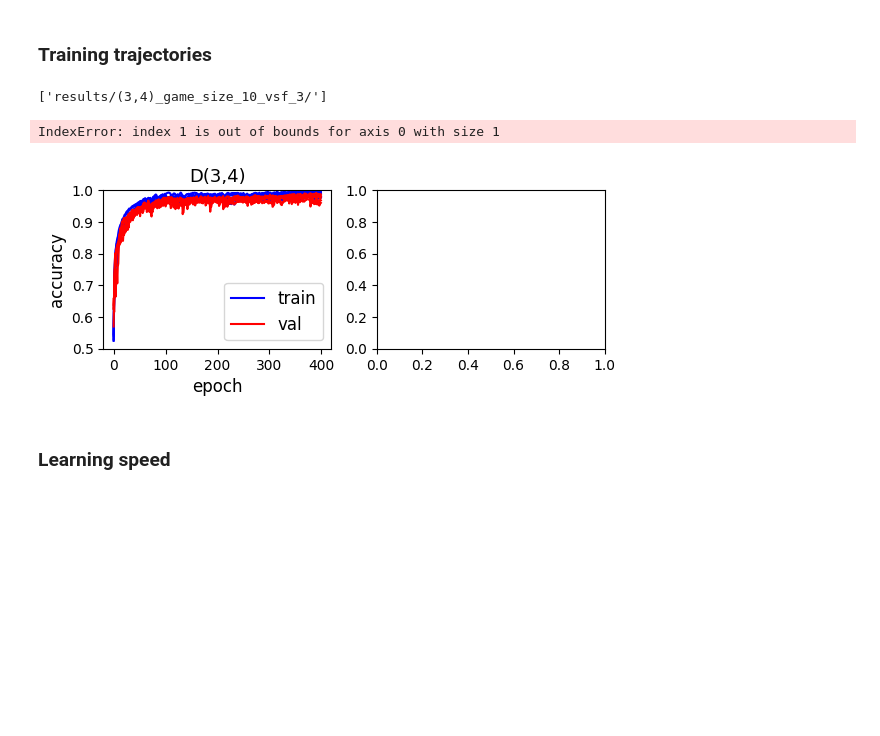
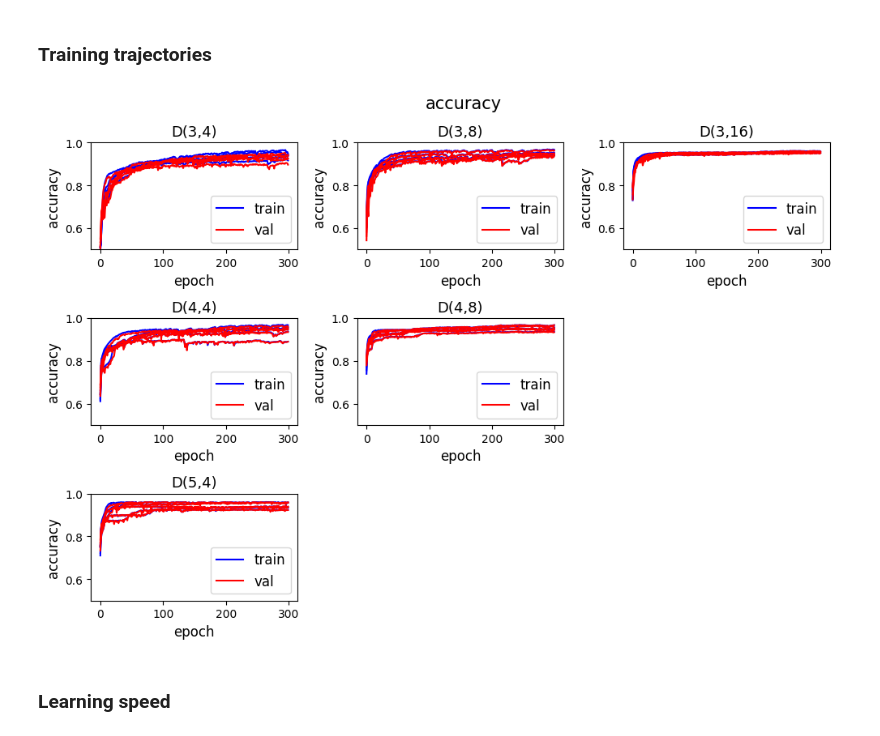
Before and after one commit to mariia55/emergent-abstractions_biased, a Jupyter notebook: analysis_floats.ipynb, the cells around one changed output. Saved outputs shown, nothing was run; the diff lists cells and outputs as text; code cells hidden in the pictures; blank space fills up the shorter version.

Commit message:
add analysis for all vague ds

```diff
--- a/analysis_floats.ipynb
+++ b/analysis_floats.ipynb
@@ -12,12 +12,12 @@ from seaborn.algorithms import bootstrap
 This notebook contains code to plot and bootstrap confidence intervals for accuracies and other metrics for both context-unaware and context-aware trained agents.
 Code defaults to context-aware, context-unaware results can be loaded by setting the context-unaware flag.
 # %%
-datasets = ['(3,4)',]
-n_values = [4,]
-n_attributes = [3,]
-n_epochs = 400
+datasets = ('(3,4)', '(3,8)', '(3,16)', '(4,4)', '(4,8)', '(5,4)')
+n_attributes = (3, 3, 3, 4, 4, 5)
+n_values = (4, 8, 16, 4, 8, 4)
+n_epochs = 300
 n_datasets = len(datasets)
-paths = [f'results/{d}_game_size_10_vsf_3/' for d in datasets]
+paths = [f'results/vague_ds_results/{d}_game_size_10_vsf_3/' for d in datasets]
 # %%
 context_unaware = False # whether original or context_unaware simulations are evaluated
 if context_unaware:
@@ -31,13 +31,11 @@ else:
 # %%
 #all_accuracies = load_accuracies(paths, n_runs=5, n_epochs=400, val_steps=1, zero_shot=False, context_unaware=context_unaware)
 #plt.plot(all_accuracies['train_acc'][0])
 #plt.show()
-all_accuracies = load_accuracies(paths, n_runs=5, n_epochs=400, val_steps=1, zero_shot=False, context_unaware=context_unaware)
+all_accuracies = load_accuracies(paths, n_runs=5, n_epochs=300, val_steps=1, zero_shot=False, context_unaware=context_unaware)
 plot_training_trajectory(all_accuracies['train_acc'], all_accuracies['val_acc'], ylim=(0.5, 1), steps=(1, 1))
 # %% [output]
-['results/(3,4)_game_size_10_vsf_3/']
-IndexError: index 1 is out of bounds for axis 0 with size 1
-[figure, old version]
+[figure, new version]
 # %% [markdown]
 ### Learning speed
 # %%
```
Also changed, not shown: parts of 36 cells of this notebook.
